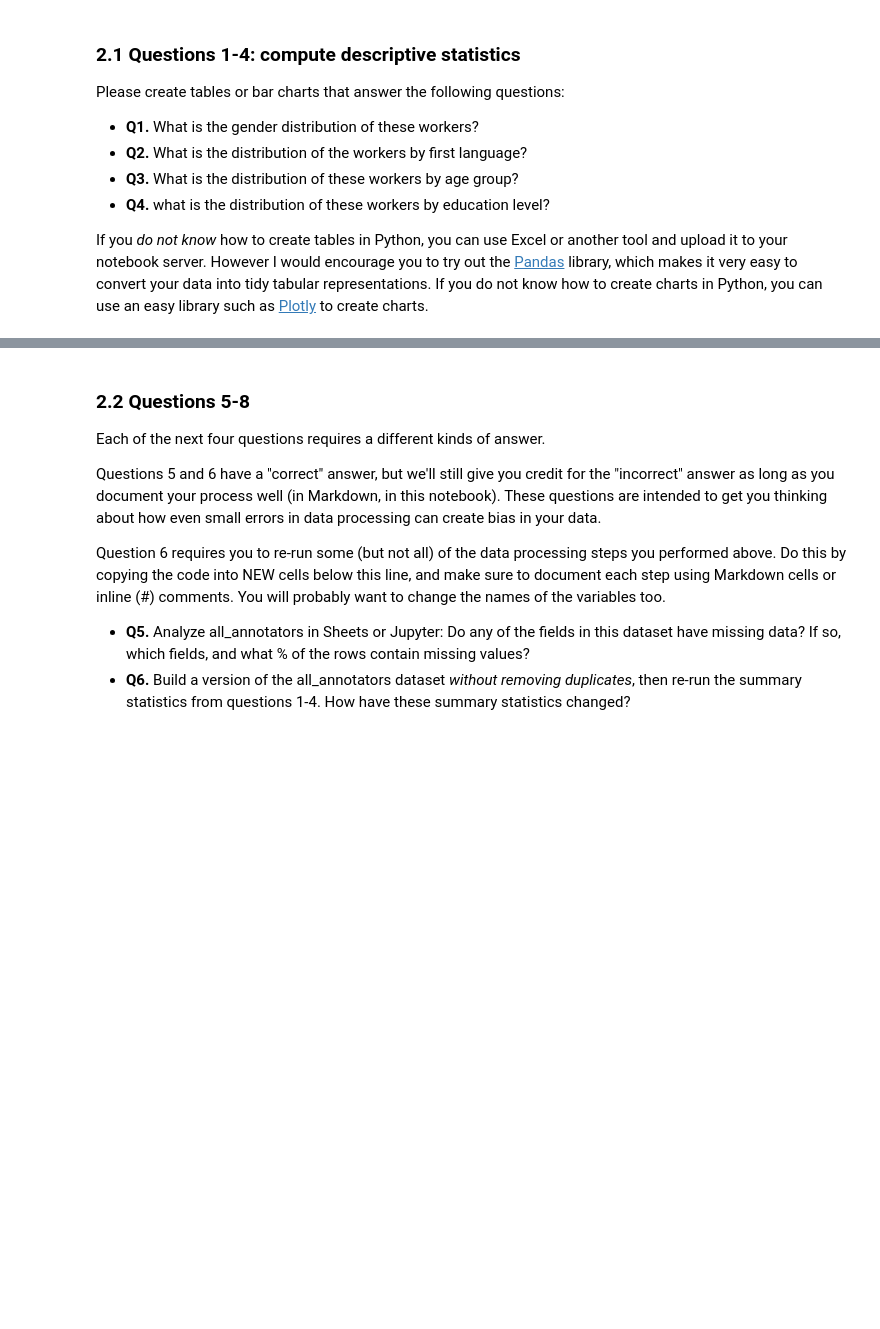
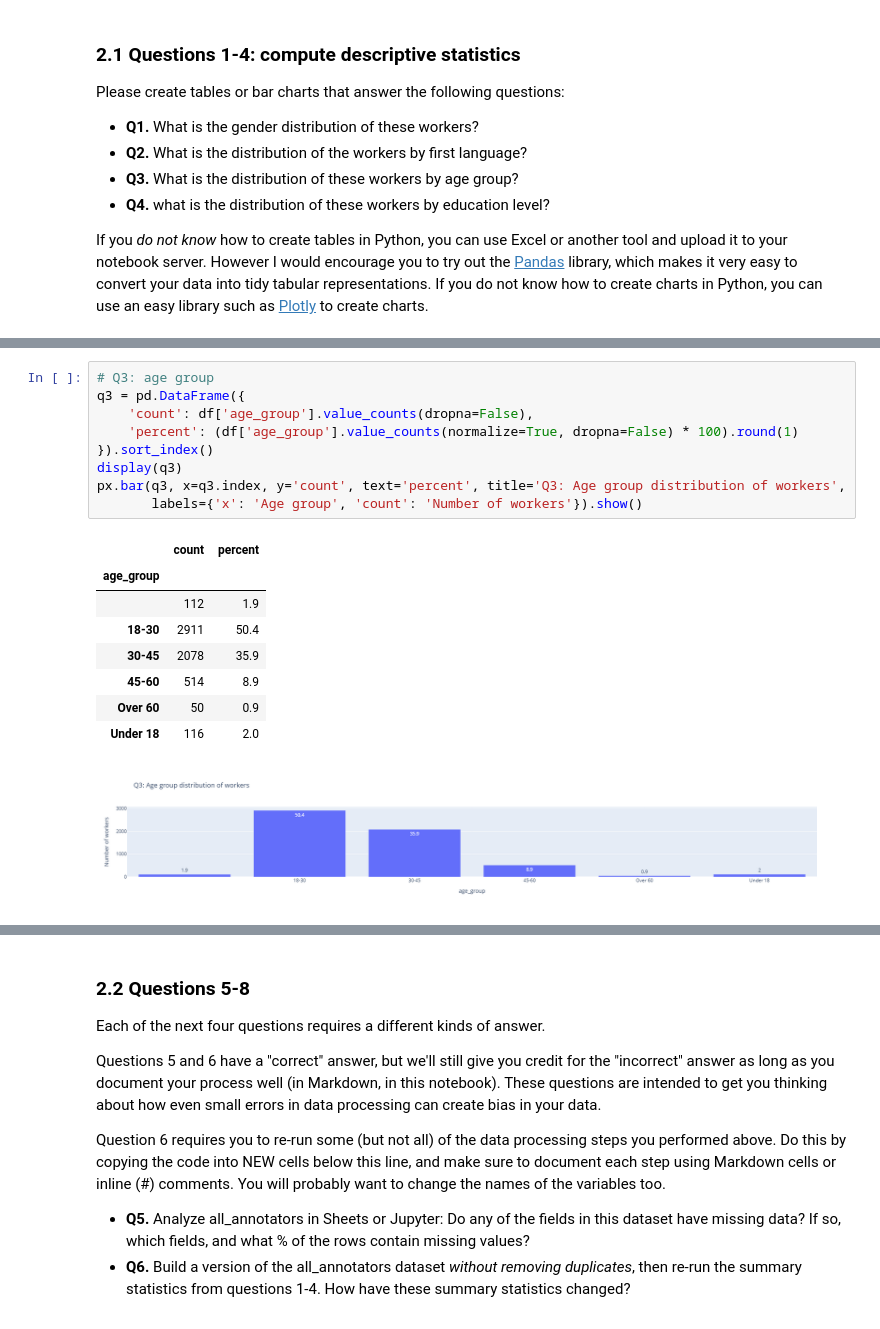
Before and after one commit to sarahjay5/hcde-410, a Jupyter notebook: A2/hcde410-a2.ipynb, the cells around one changed output, grey strips where cells are left out. Cells and saved outputs as stored; diff of their text form; blank space fills up the shorter version.

```diff
--- a/A2/hcde410-a2.ipynb
+++ b/A2/hcde410-a2.ipynb
@@ -422,0 +476,19 @@ Use both Markdown and code-formatted cells.
+# %%
+# Q3: age group
+q3 = pd.DataFrame({
+    'count': df['age_group'].value_counts(dropna=False),
+    'percent': (df['age_group'].value_counts(normalize=True, dropna=False) * 100).round(1)
+}).sort_index()
+display(q3)
+px.bar(q3, x=q3.index, y='count', text='percent', title='Q3: Age group distribution of workers',
+       labels={'x': 'Age group', 'count': 'Number of workers'}).show()
+# %% [output]
+|  | count | percent |
+| age_group |  |  |
+|  | 112 | 1.9 |
+| 18-30 | 2911 | 50.4 |
+| 30-45 | 2078 | 35.9 |
+| 45-60 | 514 | 8.9 |
+| Over 60 | 50 | 0.9 |
+| Under 18 | 116 | 2.0 |
+[figure, added]
```
Also changed, not shown: parts of 20 cells of this notebook.
